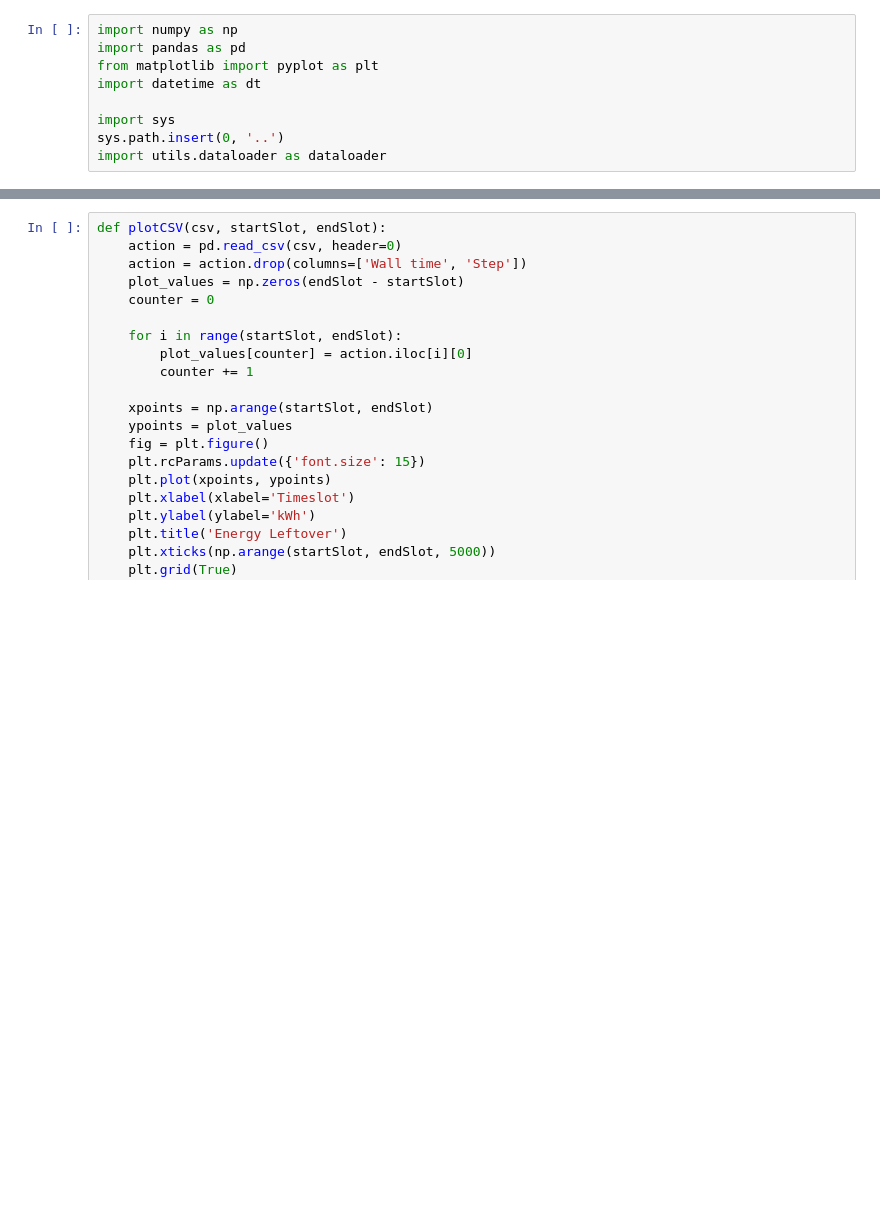
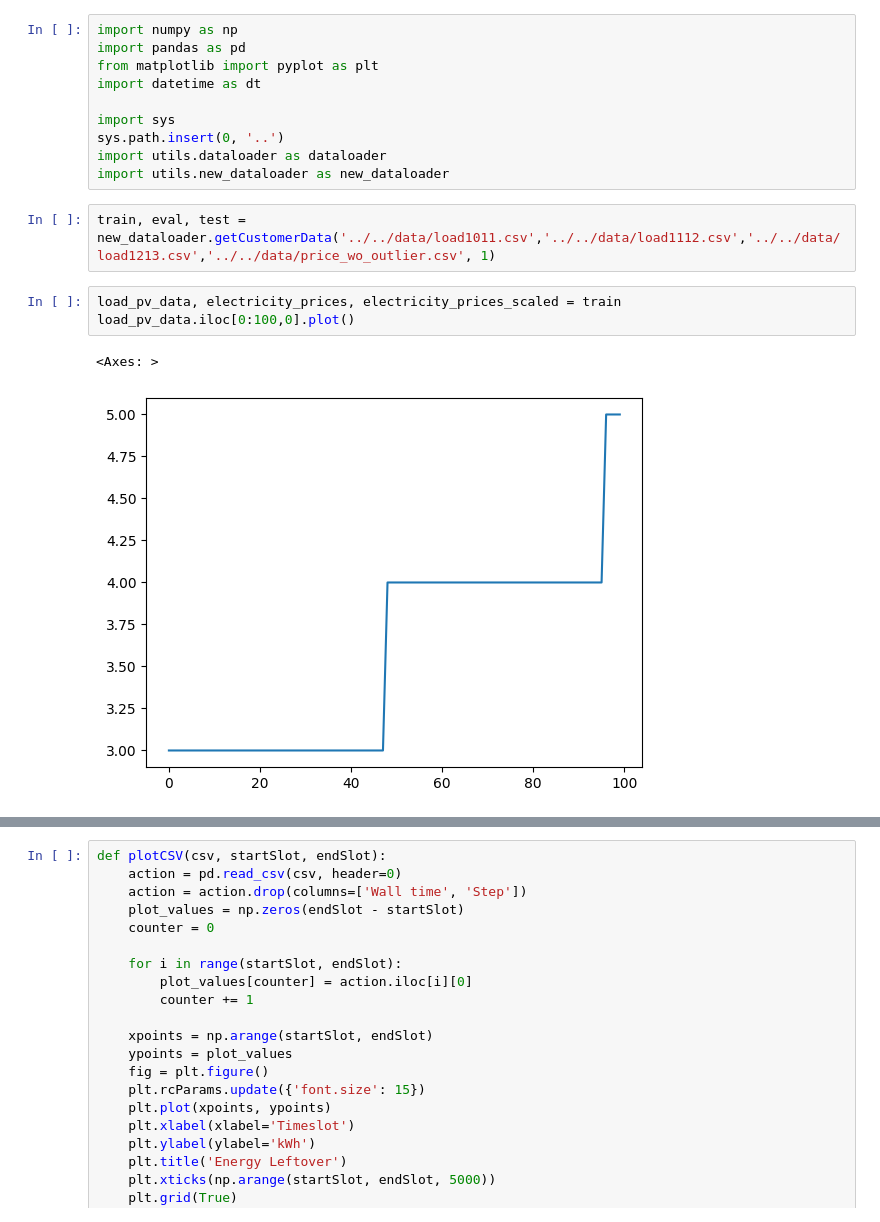
Before and after one commit to JonasSievers/Federated-Reinforcement-Learning-for-Battery-Charging, a Jupyter notebook: src/notebooks/PlotData.ipynb, the cells around one changed output, grey strips where cells are left out. Saved outputs shown, nothing was run; the diff lists cells and outputs as text; blank space fills up the shorter version.

```diff
--- a/src/notebooks/PlotData.ipynb
+++ b/src/notebooks/PlotData.ipynb
@@ -7,3 +7,12 @@ import datetime as dt
 import sys
 sys.path.insert(0, '..')
 import utils.dataloader as dataloader
+import utils.new_dataloader as new_dataloader
+# %%
+train, eval, test = new_dataloader.getCustomerData('../../data/load1011.csv','../../data/load1112.csv','../../data/load1213.csv','../../data/price_wo_outlier.csv', 1)
+# %%
+load_pv_data, electricity_prices, electricity_prices_scaled = train
+load_pv_data.iloc[0:100,0].plot()
+# %% [output]
+<Axes: >
+[figure, added]
```
Also changed, not shown: parts of 3 cells of this notebook, 14 other files.
